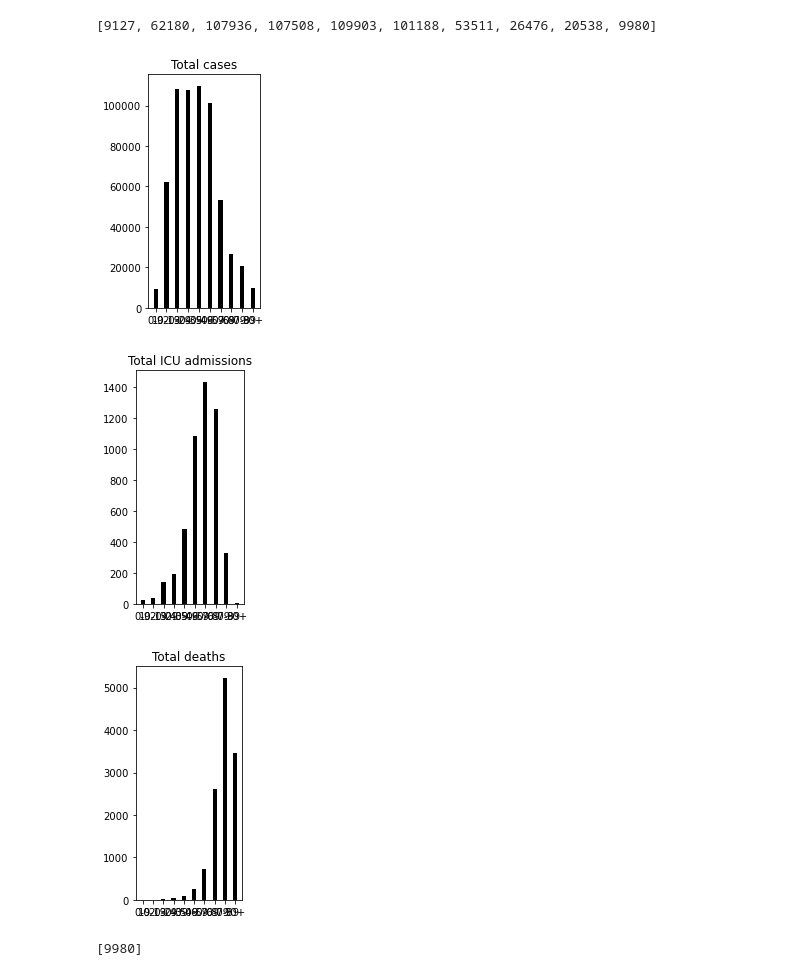
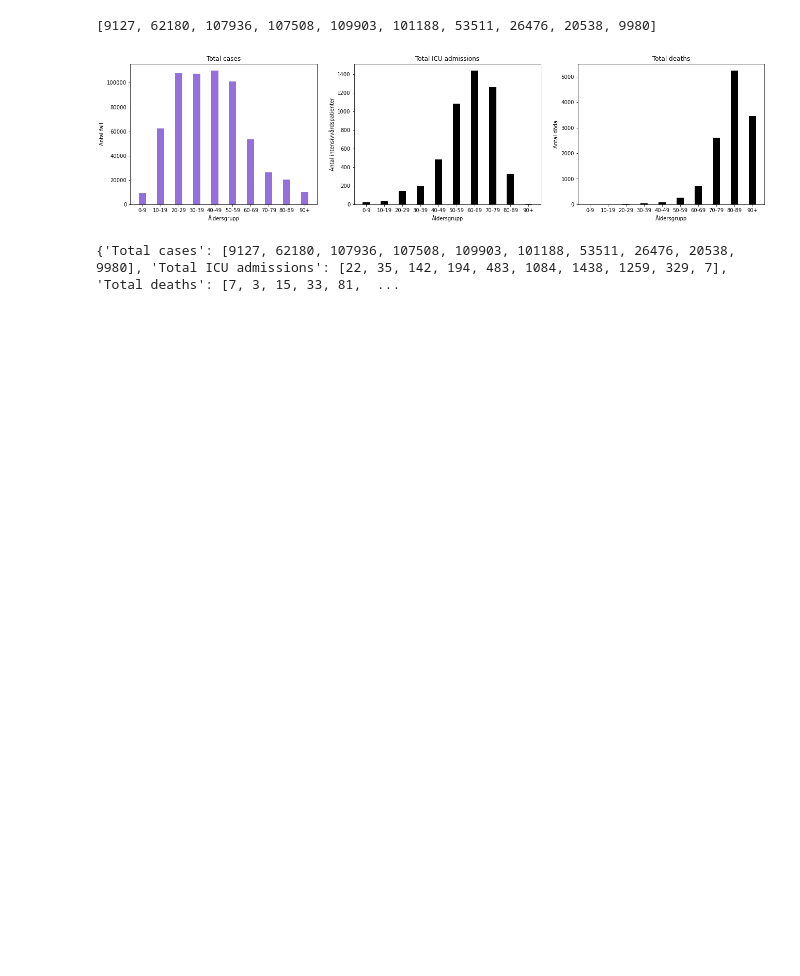
Before and after one commit to SannaIsak/sanna_isaksson_TE19C, a Jupyter notebook: Slutprojekt/dataanalys.ipynb, the cells around one changed output. Saved outputs shown, nothing was run; the diff lists cells and outputs as text; code cells hidden in the pictures; blank space fills up the shorter version.

```diff
--- a/Slutprojekt/dataanalys.ipynb
+++ b/Slutprojekt/dataanalys.ipynb
@@ -33,38 +34,43 @@ for key, value in percentage.items():
 # %%
 import pandas as pd
 import matplotlib.pyplot as plt
 
 df = pd.read_csv("National_Total_Deaths_by_Age_Group.csv")
 
 df_Total_Cases = df["Total_Cases"].tolist()
 df_Total_ICU = df["Total_ICU_Admissions"].tolist()
 df_Total_Deaths = df["Total_Deaths"].tolist()
 
 ages = df["Age_Group"].unique()
 
 print(df_Total_Cases)
 #print(ages)
 #df_Total_Deaths
 
+plt.figure(figsize=(22,5))
+
 plt.subplot(1,3,1)
-plt.bar(ages, df_Total_Cases, width=.4, color="black")
+plt.bar(ages, df_Total_Cases, width=.4, color="mediumpurple")
 plt.title("Total cases")
-plt.show()
+plt.xlabel("Åldersgrupp")
+plt.ylabel("Antal fall")
 
 plt.subplot(1,3,2)
 plt.bar(ages, df_Total_ICU, width=.4, color="black")
 plt.title("Total ICU admissions")
-plt.show()
+plt.xlabel("Åldersgrupp")
+plt.ylabel("Antal intensivvårdspatienter")
 
 plt.subplot(1,3,3)
 plt.bar(ages, df_Total_Deaths, width=.4, color="black")
 plt.title("Total deaths")
+plt.xlabel("Åldersgrupp")
+plt.ylabel("Antal döda")
+
 plt.show()
 # %% [output]
 [9127, 62180, 107936, 107508, 109903, 101188, 53511, 26476, 20538, 9980]
-[figure, old version]
+[figure, new version]
-[figure, removed]
-[figure, removed]
 # %%
 import pandas as pd
 import matplotlib.pyplot as plt
@@ -75,21 +81,16 @@ bar_chart = dict (
 
 )
 
-for index,row in df.iterrows():
-    cases = row["Total_Cases"]
-    icu = row["Total_ICU_Admissions"]
-    deaths_bar = row["Total_Deaths"]
-    bar_chart[row["Age_Group"]] =
-
-
-
+#for index,row in df.iterrows():
+bar_chart["Total cases"] = df["Total_Cases"].tolist()
+bar_chart["Total ICU admissions"] = df["Total_ICU_Admissions"].tolist()
+bar_chart["Total deaths"] = df["Total_Deaths"].tolist()
 
 ages = df["Age_Group"].unique()
 
-print()
+print(bar_chart)
 
-#for key, value in bar_chart.items():
- #   plt.bar(ages,value, width=.4, color="black")
-  #  plt.show
+for i in range(3):
+    plt.bar(ages, )
 # %% [output]
-[9980]
+{'Total cases': [9127, 62180, 107936, 107508, 109903, 101188, 53511, 26476, 20538, 9980], 'Total ICU admissions': [22, 35, 142, 194, 483, 1084, 1438, 1259, 329, 7], 'Total deaths': [7, 3, 15, 33, 81,  ...
```
Also changed, not shown: parts of 1 cell of this notebook, 1 other file.
